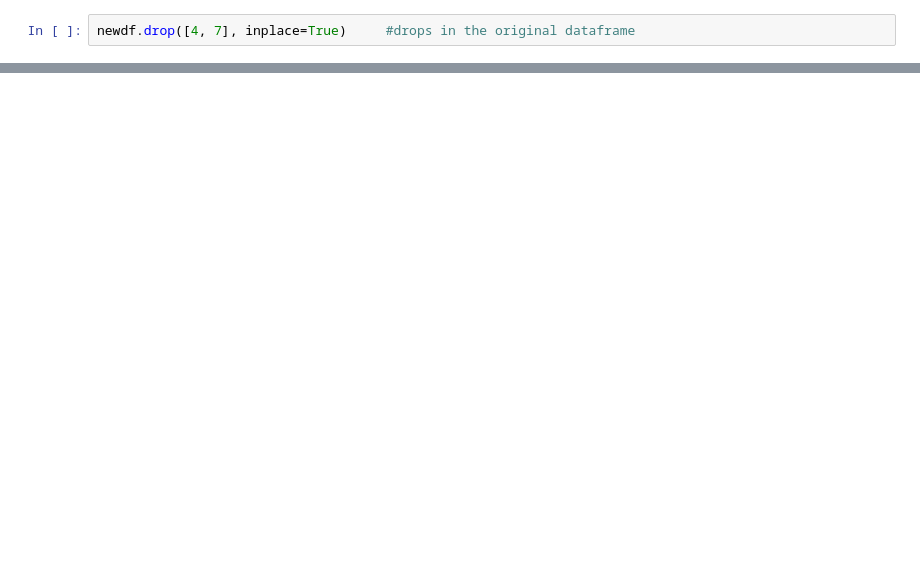
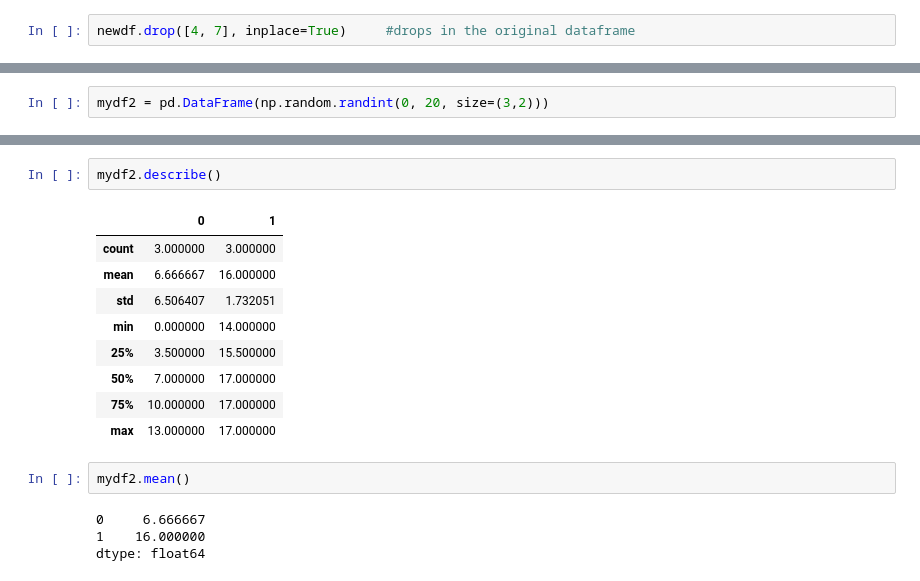
Before and after one commit to shruti-1102/zero-to-analyst, a Jupyter notebook: pandas-tut.ipynb, the cells around one changed output, grey strips where cells are left out. Drawn from its saved outputs; the diff is of its cells as text; blank space fills up the shorter version.

```diff
--- a/pandas-tut.ipynb
+++ b/pandas-tut.ipynb
@@ -321,0 +356,2 @@ NameError: name 'newdf' is not defined
+# %%
+mydf2 = pd.DataFrame(np.random.randint(0, 20, size=(3,2)))
@@ -321,0 +365,18 @@ NameError: name 'newdf' is not defined
+# %%
+mydf2.describe()
+# %% [output]
+|  | 0 | 1 |
+| count | 3.000000 | 3.000000 |
+| mean | 6.666667 | 16.000000 |
+| std | 6.506407 | 1.732051 |
+| min | 0.000000 | 14.000000 |
+| 25% | 3.500000 | 15.500000 |
+| 50% | 7.000000 | 17.000000 |
+| 75% | 10.000000 | 17.000000 |
+| max | 13.000000 | 17.000000 |
+# %%
+mydf2.mean()
+# %% [output]
+0     6.666667
+1    16.000000
+dtype: float64
```
Also changed, not shown: parts of 16 cells of this notebook.
